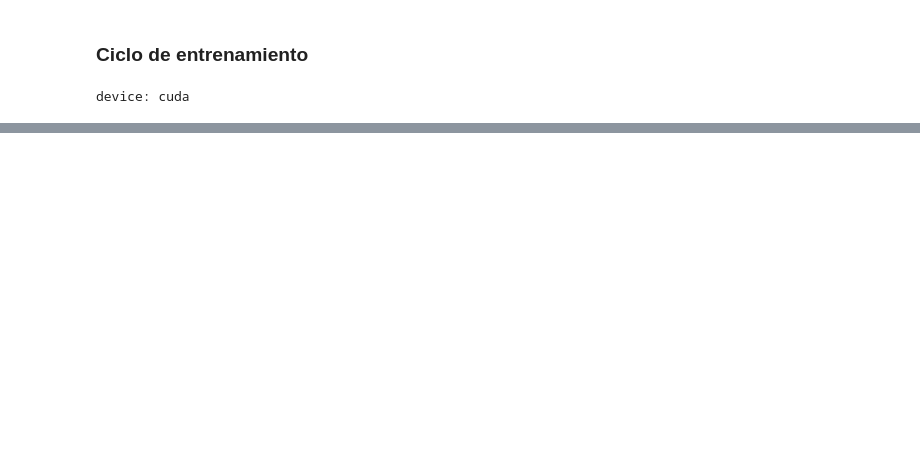
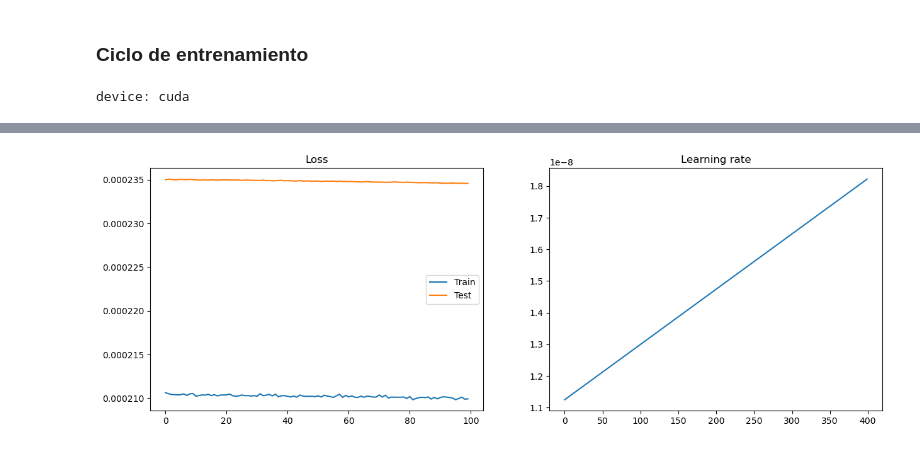
Before and after one commit to maximofn/Curso_Pytorch, a Jupyter notebook: 05 Transformers/32 Entrenamiento.ipynb, the cells around one changed output, grey strips where cells are left out. Saved outputs shown, nothing was run; the diff lists cells and outputs as text; code cells hidden in the pictures; blank space fills up the shorter version.

```diff
--- a/05 Transformers/32 Entrenamiento.ipynb
+++ b/05 Transformers/32 Entrenamiento.ipynb
@@ -656,7 +485,9 @@ vocab_size: 100277, dim_embedding: 512, max_secuence_length: 104, heads: 8, Nx:
 # %% [markdown]
 Vamos a probar el modelo con una muestra del dataloader
 # %%
-idx = 259178 #random.randint(0, len(train_dataset))
+idx = 259178 #
+idx = random.randint(0, len(train_dataset))
+print(f"idx: {idx}")
 
 sample_train_dataset_idx_en, sample_train_dataset_idx_es = train_dataset[idx]
 sample_train_dataset_idx_en_sentence = train_dataset.decode(sample_train_dataset_idx_en, encoder.decode)
@@ -719,6 +557,13 @@ loss_function = nn.CrossEntropyLoss(ignore_index=padding_token[0])
 # %%
 LR = 1e-4
-optimizer = torch.optim.Adam(transformer.parameters(), lr=LR)
+optimizer = torch.optim.Adam(transformer.parameters(), lr=LR, betas=(0.9, 0.98), eps=1e-9)
+# %%
+def calculate_lr(step_num, dim_embeding_model=512, warmup_steps=4000):
+    step_num += 1e-7 # Avoid division by zero
+    return (dim_embeding_model**-0.5) * min(step_num**-0.5, step_num*(warmup_steps**-1.5))
+
+lr_lambda = lambda step: calculate_lr(step, dim_embeding_model=dim_embedding)
+scheduler = torch.optim.lr_scheduler.LambdaLR(optimizer, lr_lambda)
 # %% [markdown]
 ### Ciclo de entrenamiento
 # %%
@@ -765,11 +618,21 @@ transformer = transformer.to(device)
 # %% [output]
 device: cuda
 # %%
-epochs = 10
+epochs = 100000
+# epochs = 100 # ! Quitar
+train_loss_list = []
+train_lr_list = []
+test_loss_list = []
+train_loss_list = np.array(train_loss_list)
+train_lr_list = np.array(train_lr_list)
+test_loss_list = np.array(test_loss_list)
 for t in range(epochs):
     print(f"Epoch {t+1}\n-------------------------------")
-    train_loop(train_dataloader, transformer, loss_function, optimizer, device, mask)
-    test_loop(validation_dataloader, transformer, loss_function, device, mask)
+    train_loss, train_lr = train_loop(train_dataloader, transformer, loss_function, optimizer, device, mask)
+    validation_loss = validation_loop(validation_dataloader, transformer, loss_function, device, mask)
+    train_loss_list = np.append(train_loss_list, train_loss)
+    train_lr_list = np.append(train_lr_list, train_lr)
+    test_loss_list = np.append(test_loss_list, validation_loss)
 print("Done!")
 # %% [output]
 Epoch 1
@@ -777,0 +655,13 @@ RuntimeError: Expected target size [4, 100277], got [4, 104]
+# %%
+import matplotlib.pyplot as plt
+
+fig, axs = plt.subplots(1, 2, figsize=(15, 5))
+axs[0].plot(train_loss_list)
+axs[0].plot(test_loss_list)
+axs[0].set_title("Loss")
+axs[0].legend(["Train", "Test"])
+axs[1].plot(train_lr_list)
+axs[1].set_title("Learning rate")
+plt.show()
+# %% [output]
+[figure, added]
```
Also changed, not shown: parts of 26 cells of this notebook.
